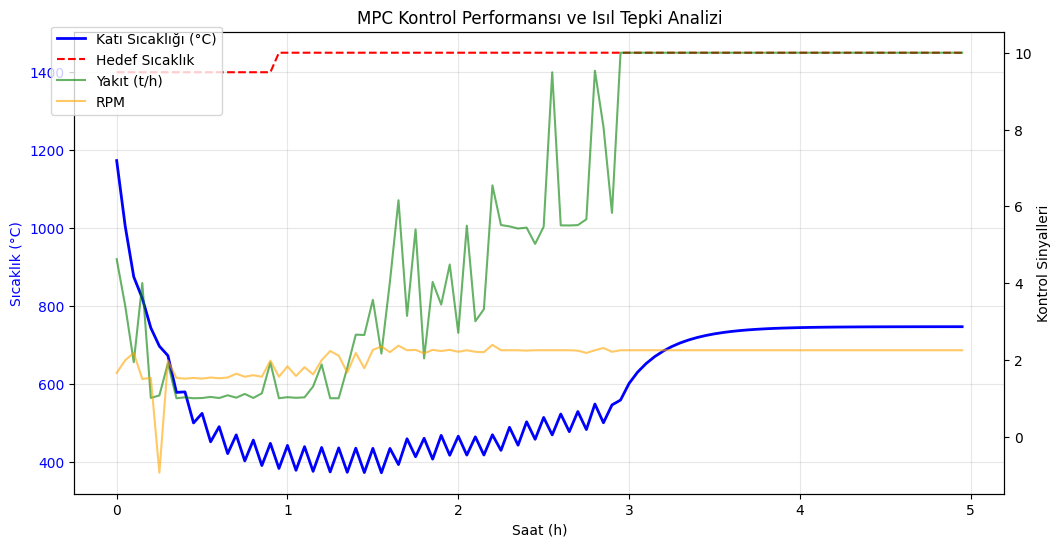
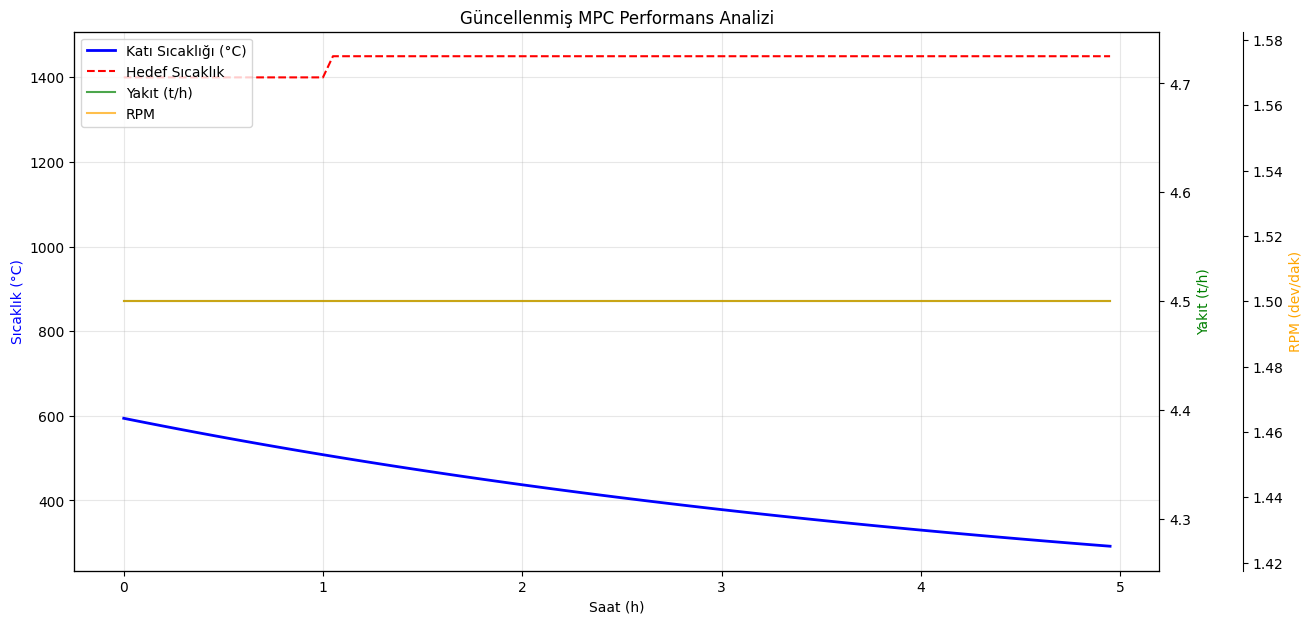
The change to this notebook cell's code, shown as a diff; its figure went from the first image to the second:
--- before
+++ after
@@ -4,4 +4,10 @@
 
 # %%
+import os
+print("Şu anki çalışma dizini:", os.getcwd())
+# Eğer 'control_integrated.csv' bu listede yoksa, yol hatası alırsın:
+print("Klasördeki dosyalar:", os.listdir())
+
+
 import pandas as pd
 import matplotlib.pyplot as plt
@@ -10,23 +16,35 @@
 df = pd.read_csv('control_integrated.csv')
 
-# Görselleştirme
-fig, ax1 = plt.subplots(figsize=(12, 6))
+# Görselleştirme - Güncellenmiş
+fig, ax1 = plt.subplots(figsize=(14, 7))
 
-# Sol eksen: Sıcaklıklar
+# 1. Sol eksen: Sıcaklık
 ax1.plot(df['Time'], df['Ts_burning'], label='Katı Sıcaklığı (°C)', color='blue', linewidth=2)
 ax1.plot(df['Time'], df['Target'], label='Hedef Sıcaklık', linestyle='--', color='red')
 ax1.set_xlabel('Saat (h)')
 ax1.set_ylabel('Sıcaklık (°C)', color='blue')
-ax1.tick_params(axis='y', labelcolor='blue')
 ax1.grid(True, alpha=0.3)
 
-# Sağ eksen: Yakıt ve RPM
+# 2. Sağ eksenler: Yakıt ve RPM için çift y-ekseni (Twinx)
 ax2 = ax1.twinx()
-ax2.plot(df['Time'], df['Fuel'], label='Yakıt (t/h)', color='green', alpha=0.6)
-ax2.plot(df['Time'], df['RPM'], label='RPM', color='orange', alpha=0.6)
-ax2.set_ylabel('Kontrol Sinyalleri', color='black')
+ax3 = ax1.twinx()
 
-plt.title('MPC Kontrol Performansı ve Isıl Tepki Analizi')
-fig.legend(loc='upper left', bbox_to_anchor=(0.1, 0.9))
+# RPM'i sağa biraz kaydırıp ayrı bir eksen yapalım
+ax3.spines['right'].set_position(('outward', 60)) # Sağ ekseni dışarı kaydır
+
+# Grafikleri çiz
+p1 = ax2.plot(df['Time'], df['Fuel'], label='Yakıt (t/h)', color='green', alpha=0.7)
+p2 = ax3.plot(df['Time'], df['RPM'], label='RPM', color='orange', alpha=0.7)
+
+# Eksen ayarları
+ax2.set_ylabel('Yakıt (t/h)', color='green')
+ax3.set_ylabel('RPM (dev/dak)', color='orange')
+
+# Lejantları birleştir
+lines = [ax1.get_lines()[0], ax1.get_lines()[1], p1[0], p2[0]]
+labels = [l.get_label() for l in lines]
+ax1.legend(lines, labels, loc='upper left')
+
+plt.title("Güncellenmiş MPC Performans Analizi")
 plt.show()
 

Commit: update mpc